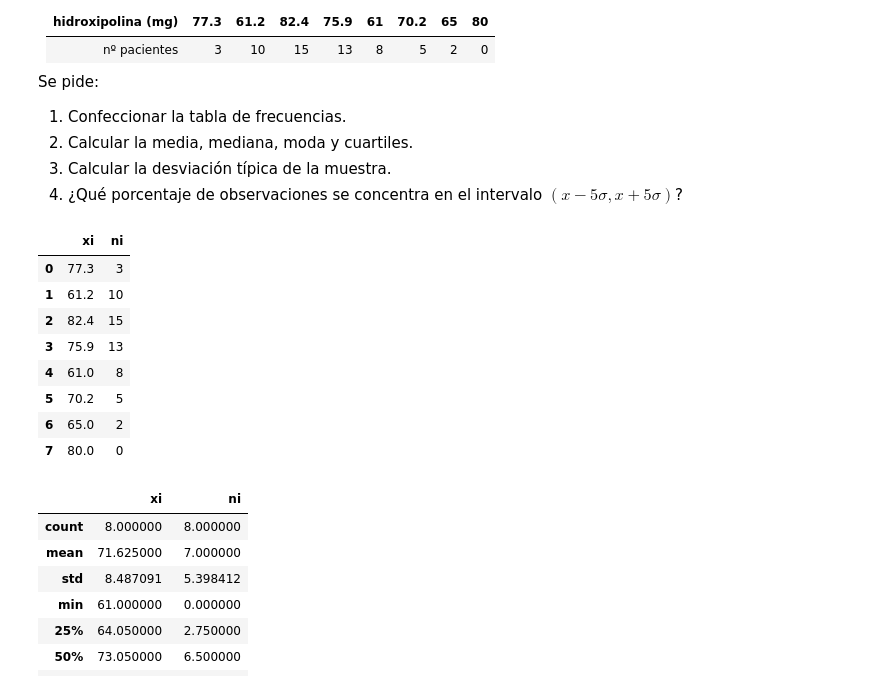
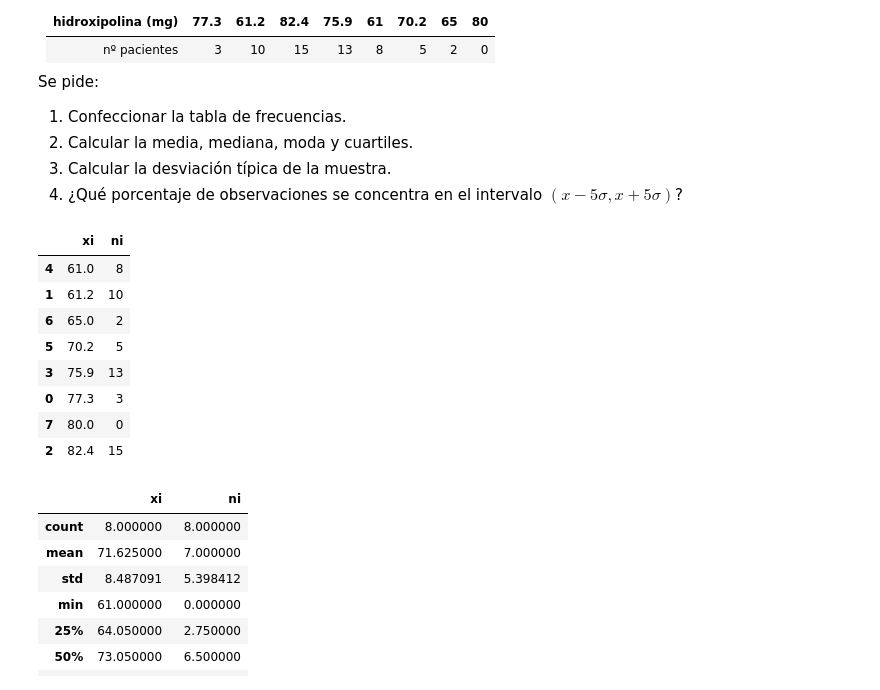
Before and after one commit to GuilleOrdaz/GO_Repos_TheBridge, a Jupyter notebook: 2-Data Analysis/0-Matematicas para Data Science/SVL/Ejercicios/GuilleMO-Ejercicios_Estadistica.ipynb, the cells around one changed output. Drawn from its saved outputs; the diff is of its cells as text; code cells hidden in the pictures.

```diff
--- a/2-Data Analysis/0-Matematicas para Data Science/SVL/Ejercicios/GuilleMO-Ejercicios_Estadistica.ipynb
+++ b/2-Data Analysis/0-Matematicas para Data Science/SVL/Ejercicios/GuilleMO-Ejercicios_Estadistica.ipynb
@@ -22,21 +22,23 @@ import pandas as pd
 # %%
 
 
 hidrox = [77.3, 61.2, 82.4, 75.9, 61, 70.2, 65, 80]
 pacientes = [3, 10, 15, 13, 8, 5, 2, 0]
 
 frecu = pd.DataFrame({'xi': hidrox,'ni': pacientes})
+frecu = frecu.sort_values(by = 'xi')
+
 frecu
 # %% [output]
 |  | xi | ni |
+| 4 | 61.0 | 8 |
+| 1 | 61.2 | 10 |
+| 6 | 65.0 | 2 |
+| 5 | 70.2 | 5 |
+| 3 | 75.9 | 13 |
 | 0 | 77.3 | 3 |
-| 1 | 61.2 | 10 |
+| 7 | 80.0 | 0 |
 | 2 | 82.4 | 15 |
-| 3 | 75.9 | 13 |
-| 4 | 61.0 | 8 |
-| 5 | 70.2 | 5 |
-| 6 | 65.0 | 2 |
-| 7 | 80.0 | 0 |
 # %%
 frecu.describe()
 # %% [output]
```
Also changed, not shown: parts of 3 cells of this notebook, 39 other files.
